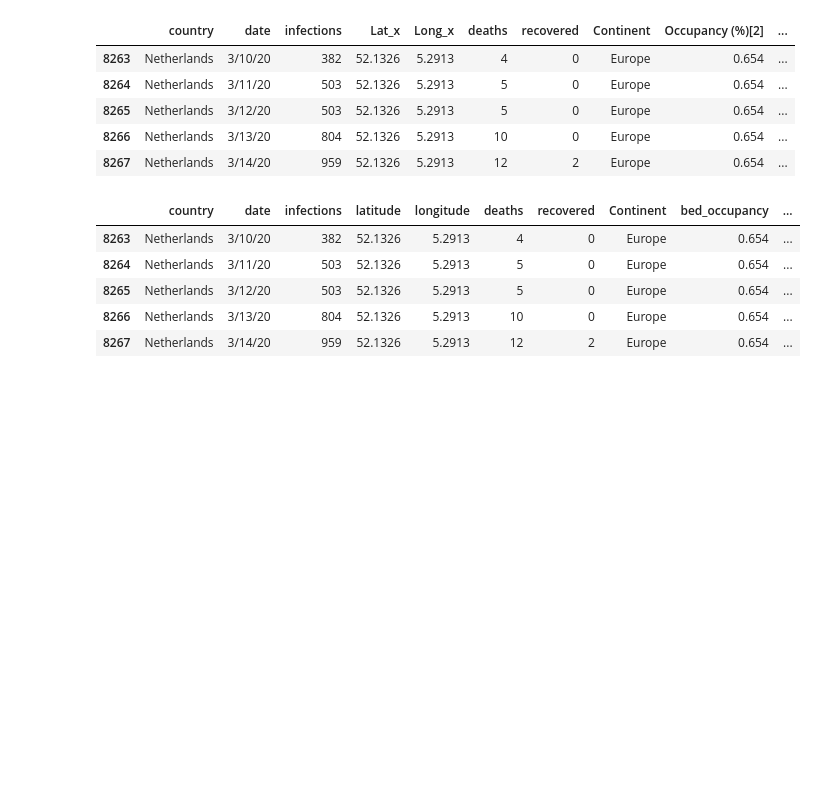
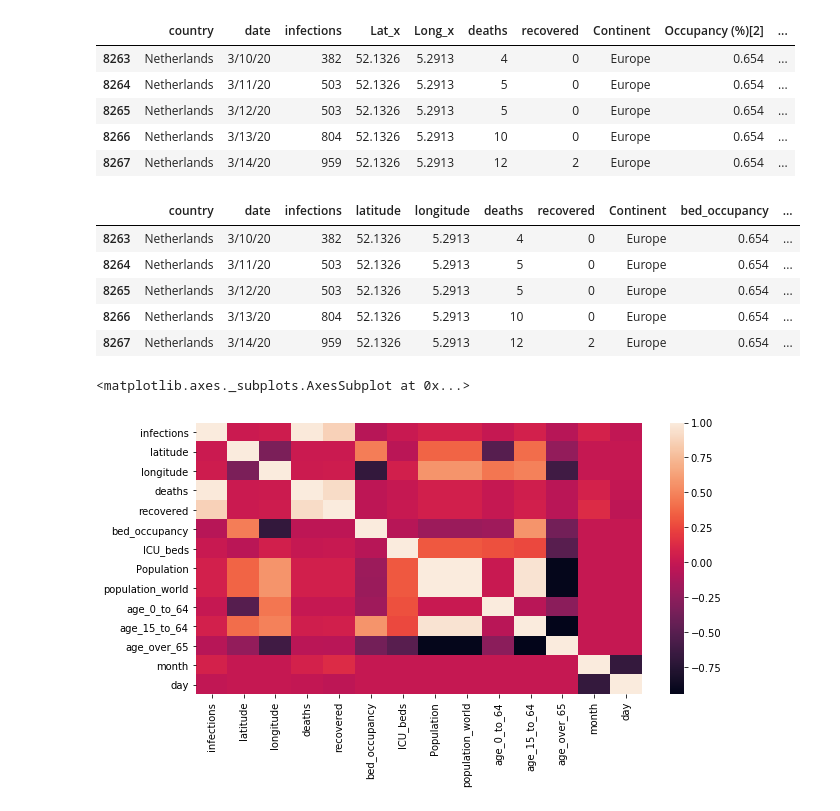
Before and after one commit to paulozk/corona, a Jupyter notebook: notebooks/data_preparation.ipynb, the cells around one changed output. Saved outputs shown, nothing was run; the diff lists cells and outputs as text; code cells hidden in the pictures; blank space fills up the shorter version.

Commit message:
data preparation done

```diff
--- a/notebooks/data_preparation.ipynb
+++ b/notebooks/data_preparation.ipynb
@@ -304,3 +304,9 @@ data['month'] = data['date'].str.extract('(.)/').astype(float)
 data['day'] = data['date'].str.extract('./(.+)/.').astype(float)
 # %%
 data.to_csv('../data/data_cleaned.csv', index=None)
+# %%
+plt.figure(figsize=(10,5))
+sns.heatmap(data.corr())
+# %% [output]
+<matplotlib.axes._subplots.AxesSubplot at 0x...>
+[figure, added]
```
